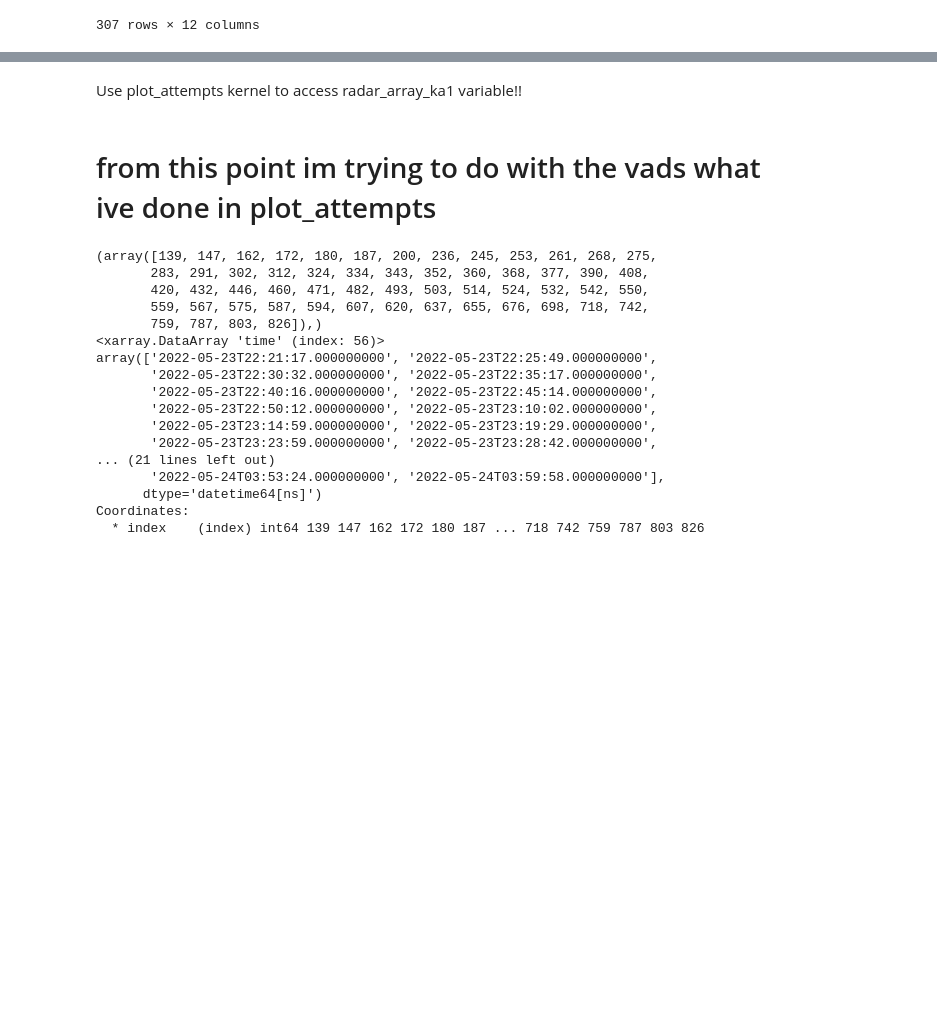
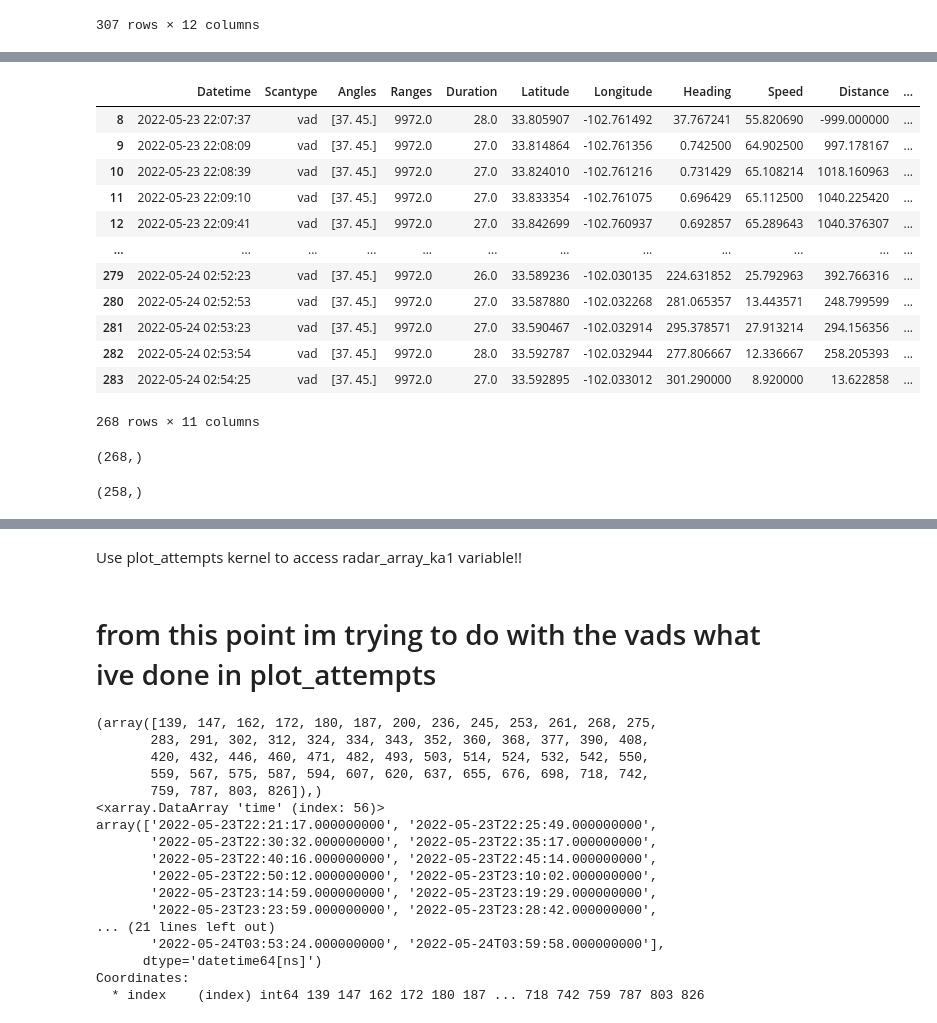
Before and after one commit to JuliaBuhrman/research2024, a Jupyter notebook: identify_vads.ipynb, the cells around one changed output, grey strips where cells are left out. Cells and saved outputs as stored; diff of their text form; code cells hidden in the pictures; blank space fills up the shorter version.

```diff
--- a/identify_vads.ipynb
+++ b/identify_vads.ipynb
@@ -135,9 +152,29 @@ df2_fixed_indeces = df2[(df2.Latitude > -999) & (df2.Speed > -999) & (df2.Distan
+# %%
+df2_fixed_indeces
+# %% [output]
+|  | Datetime | Scantype | Angles | Ranges | Duration | Latitude | Longitude | Heading | Speed | Distance | ... |
+| 8 | 2022-05-23 22:07:37 | vad | [37. 45.] | 9972.0 | 28.0 | 33.805907 | -102.761492 | 37.767241 | 55.820690 | -999.000000 | ... |
+| 9 | 2022-05-23 22:08:09 | vad | [37. 45.] | 9972.0 | 27.0 | 33.814864 | -102.761356 | 0.742500 | 64.902500 | 997.178167 | ... |
+| 10 | 2022-05-23 22:08:39 | vad | [37. 45.] | 9972.0 | 27.0 | 33.824010 | -102.761216 | 0.731429 | 65.108214 | 1018.160963 | ... |
+| 11 | 2022-05-23 22:09:10 | vad | [37. 45.] | 9972.0 | 27.0 | 33.833354 | -102.761075 | 0.696429 | 65.112500 | 1040.225420 | ... |
+| 12 | 2022-05-23 22:09:41 | vad | [37. 45.] | 9972.0 | 27.0 | 33.842699 | -102.760937 | 0.692857 | 65.289643 | 1040.376307 | ... |
+| ... | ... | ... | ... | ... | ... | ... | ... | ... | ... | ... | ... |
+| 279 | 2022-05-24 02:52:23 | vad | [37. 45.] | 9972.0 | 26.0 | 33.589236 | -102.030135 | 224.631852 | 25.792963 | 392.766316 | ... |
+| 280 | 2022-05-24 02:52:53 | vad | [37. 45.] | 9972.0 | 27.0 | 33.587880 | -102.032268 | 281.065357 | 13.443571 | 248.799599 | ... |
+| 281 | 2022-05-24 02:53:23 | vad | [37. 45.] | 9972.0 | 27.0 | 33.590467 | -102.032914 | 295.378571 | 27.913214 | 294.156356 | ... |
+| 282 | 2022-05-24 02:53:54 | vad | [37. 45.] | 9972.0 | 28.0 | 33.592787 | -102.032944 | 277.806667 | 12.336667 | 258.205393 | ... |
+| 283 | 2022-05-24 02:54:25 | vad | [37. 45.] | 9972.0 | 27.0 | 33.592895 | -102.033012 | 301.290000 | 8.920000 | 13.622858 | ... |
+268 rows × 11 columns
 # %%
 scantype_ka2 = df2_fixed_indeces.Scantype
 datetime_ka2 = df2_fixed_indeces.Datetime
 datetime_ka2 = datetime_ka2.astype('datetime64[s]')
 angles_ka2 = df2_fixed_indeces.Angles
 ranges_ka2 = df2_fixed_indeces.Ranges
+# %%
+np.shape(scantype_ka2)
+# %% [output]
+(268,)
 # %%
 radar_column_ka2 = pd.Series(radar_array_ka2)
 velmean_column_ka2 = pd.Series(velmean_array_ka2)
@@ -149,0 +188,4 @@ lonvar_column_ka2 = pd.Series(lonvar_array_ka2)
+# %%
+np.shape(radar_column_ka2)
+# %% [output]
+(258,)
```
Also changed, not shown: parts of 30 cells of this notebook, 5 other files.
